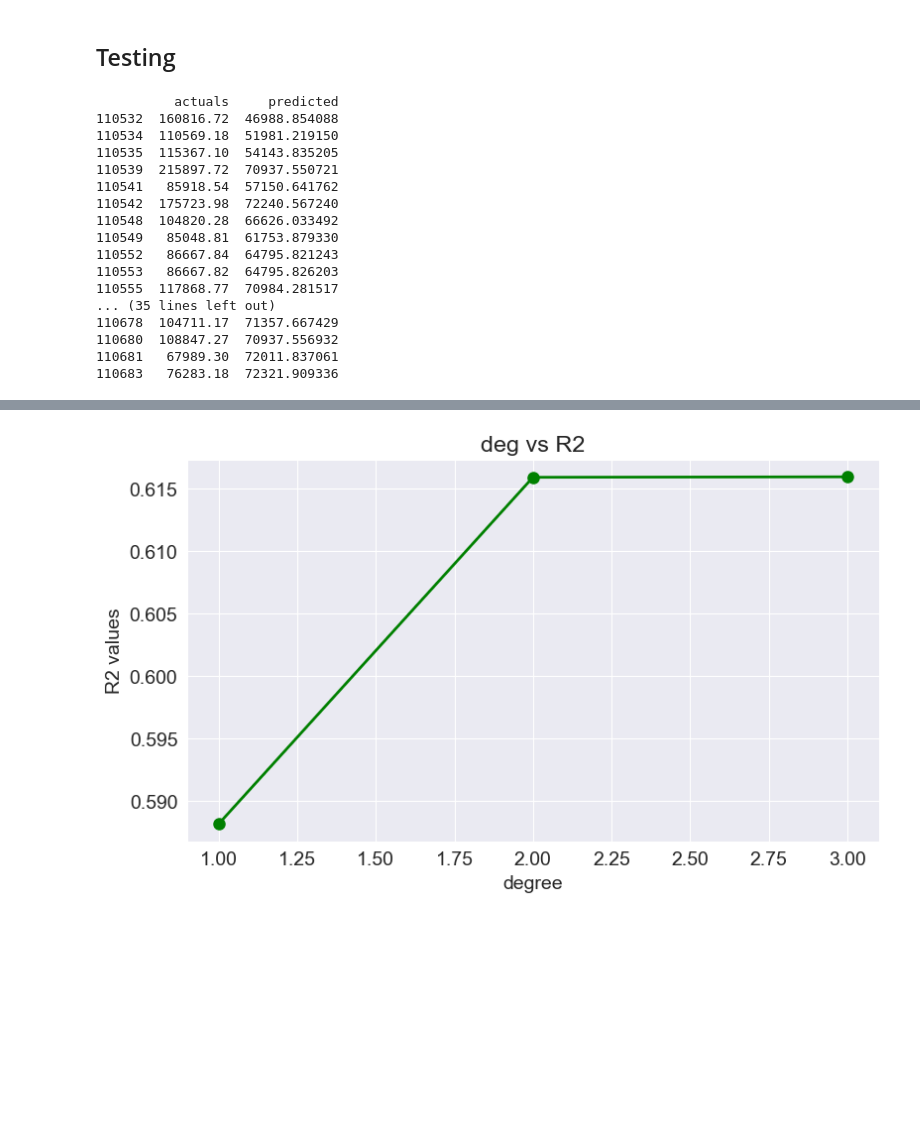
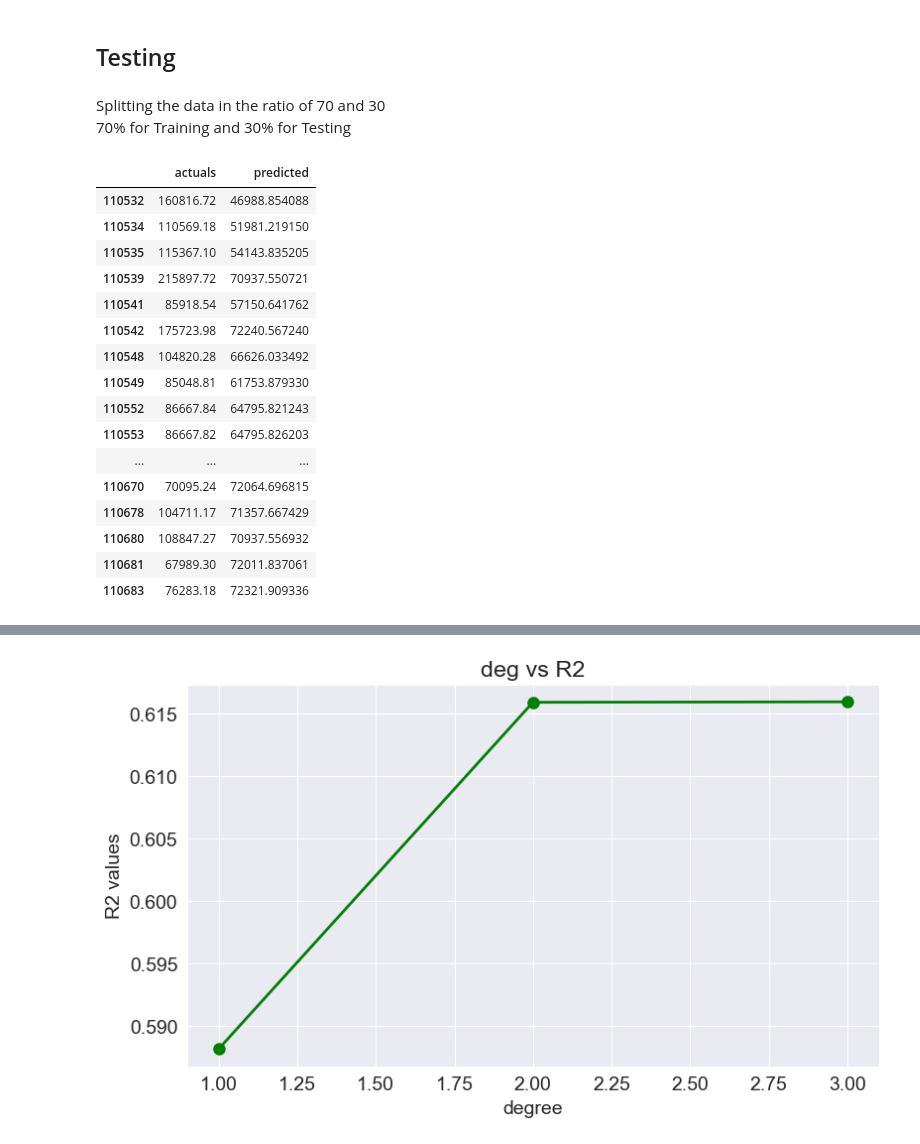
Before and after one commit to rahulroy132/Regression_Analysis, a Jupyter notebook: ProjectG03.ipynb, the cells around one changed output, grey strips where cells are left out. Cells and saved outputs as stored; diff of their text form; code cells hidden in the pictures; blank space fills up the shorter version.

```diff
--- a/ProjectG03.ipynb
+++ b/ProjectG03.ipynb
@@ -579,6 +601,8 @@ R2_de3 = R2_val(train,y_pred_deg3_2)
 The Value of R^2 in Linear is :  0.6159722258629043
 # %% [markdown]
 ## Testing
+# %% [markdown]
+Splitting  the  data  in  the  ratio  of  70  and  30  <br>70%  for  Training  and  30%  for  Testing
 # %%
 def predict_dist(df1,b):
     x = test['BasePay']
@@ -588,22 +612,22 @@ def predict_dist(df1,b):
 # %%
 predict_distance = predict_dist(test, b_deg3)
 actual_prediction = pd.DataFrame({'actuals': test['Response'], 'predicted': predict_distance})
-print(actual_prediction.head(50))
+actual_prediction.head(50)
 # %% [output]
-          actuals     predicted
-110532  160816.72  46988.854088
-110534  110569.18  51981.219150
-110535  115367.10  54143.835205
-110539  215897.72  70937.550721
-110541   85918.54  57150.641762
-110542  175723.98  72240.567240
-110548  104820.28  66626.033492
-110549   85048.81  61753.879330
-110552   86667.84  64795.821243
-110553   86667.82  64795.826203
-110555  117868.77  70984.281517
-... (35 lines left out)
-110678  104711.17  71357.667429
-110680  108847.27  70937.556932
-110681   67989.30  72011.837061
-110683   76283.18  72321.909336
+|  | actuals | predicted |
+| 110532 | 160816.72 | 46988.854088 |
+| 110534 | 110569.18 | 51981.219150 |
+| 110535 | 115367.10 | 54143.835205 |
+| 110539 | 215897.72 | 70937.550721 |
+| 110541 | 85918.54 | 57150.641762 |
+| 110542 | 175723.98 | 72240.567240 |
+| 110548 | 104820.28 | 66626.033492 |
+| 110549 | 85048.81 | 61753.879330 |
+| 110552 | 86667.84 | 64795.821243 |
+| 110553 | 86667.82 | 64795.826203 |
+| ... | ... | ... |
+| 110670 | 70095.24 | 72064.696815 |
+| 110678 | 104711.17 | 71357.667429 |
+| 110680 | 108847.27 | 70937.556932 |
+| 110681 | 67989.30 | 72011.837061 |
+| 110683 | 76283.18 | 72321.909336 |
```
Also changed, not shown: parts of 10 cells of this notebook.
